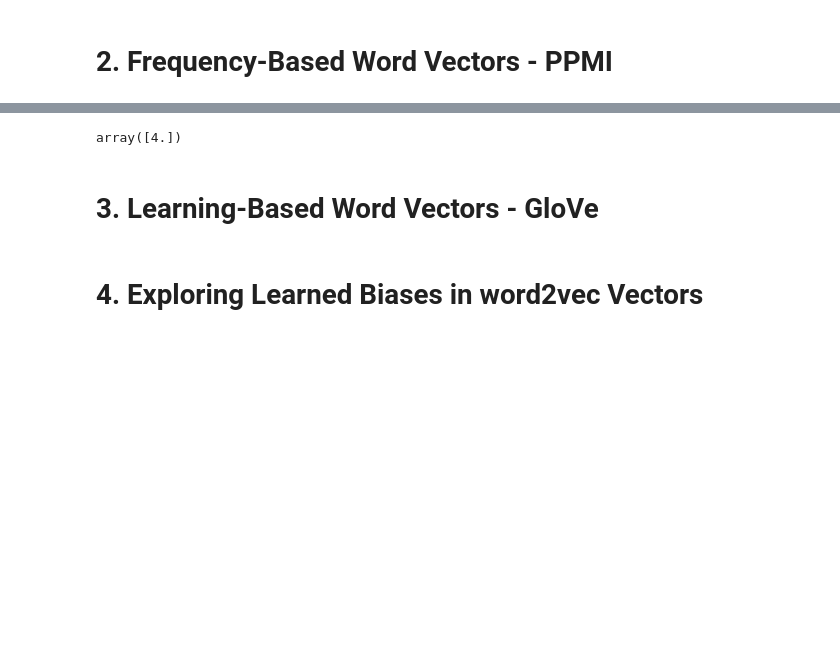
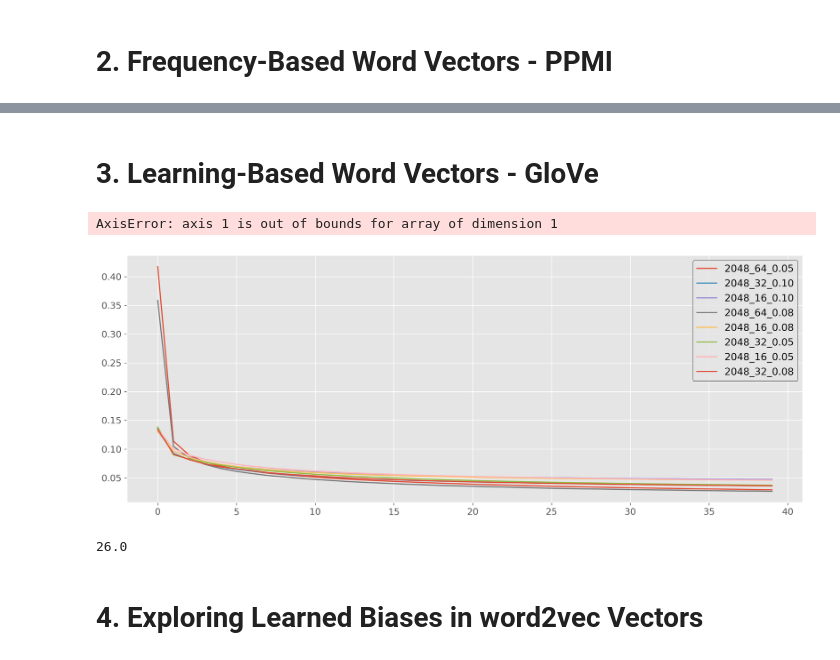
Before and after one commit to JohnnyBuiJB/cs539-nlp-with-deep-learning, a Jupyter notebook: word_vectors/note.ipynb, the cells around one changed output, grey strips where cells are left out. Cells and saved outputs as stored; diff of their text form; code cells hidden in the pictures; blank space fills up the shorter version.

Commit message:
[word_vectors][glove] - implemented derivative calculations - hyperparameter tuning

```diff
--- a/word_vectors/note.ipynb
+++ b/word_vectors/note.ipynb
@@ -8,0 +3,13 @@ Found cached dataset ag_news (/Users/johnnybui/.cache/huggingface/datasets/ag_ne
+# %%
+from datasets import load_dataset
+import matplotlib.pyplot as plt
+
+plt.rcParams['figure.dpi'] = 300
+plt.rcParams['savefig.dpi'] = 300
+plt.style.use('ggplot')
+plt.rcParams['font.size'] = 12
+plt.rcParams['axes.titlesize'] = 16
+plt.rcParams["legend.edgecolor"] = 'black'
+plt.rcParams["legend.fontsize"] = 13
+
+dataset = load_dataset("ag_news")
@@ -336,6 +309,2 @@ plot_word_vectors_tsne(word_vectors, vocab)
-# %%
-word_count[0][vocab.text2idx("ultra")]
-# %% [output]
-array([4.])
 # %% [markdown]
 # 3. Learning-Based Word Vectors - GloVe
@@ -342,2 +460,58 @@ array([4.])
+# %%
+main_glove(coor_matrix)
+# %% [output]
+AxisError: axis 1 is out of bounds for array of dimension 1
+# %%
+import os
+import csv
+import re
+import matplotlib.pyplot as plt
+
+ax = plt.figure(figsize=(16,6))
+
+file = open("./1024_16_0.05_loss.csv", "r")
+reader = csv.reader(file)
+
+# for row in reader:
+#     y = list(map(lambda x: float(x), row))
+#     plt.plot(range(len(y)), y)
+
+for dir in os.listdir("."):
+    if "loss.csv" in dir:
+        with open(dir, 'r') as file:
+            # batch size, dimensionality, learning rate
+            params = re.split(r'_', dir)
+
+            # print("\n (B,d,lr) = (%s,%s,%s)" % (params[0], params[1], params[2]))
+            reader = csv.reader(file)
+            ave_loss_per_epoch = []
+            for row in reader:
+                loss = list(map(lambda x: float(x), row))
+                n_iter_per_epoch = int(len(loss) / 40) # n_epoch = 40
+
+                # sum / n -> average loss per epoch
+                for i in range(0, len(loss), n_iter_per_epoch):
+                    ave_loss_per_epoch.append(sum(loss[i:i + n_iter_per_epoch])
+                                              / n_iter_per_epoch)
+                    # print(ave_loss_per_epoch)
+
+                if "2048" in dir:
+                    plt.plot(range(len(ave_loss_per_epoch)), ave_loss_per_epoch,
+                            label=("%s_%s_%s" % (params[0], params[1], params[2])))
+                    plt.legend()
+                else:
+                    pass
+                    # plt.plot(range(len(ave_loss_per_epoch)), ave_loss_per_epoch,
+                    #         label=("%s_%s_%s" % (params[0], params[1], params[2])))
+                    # ax2.legend()
+
+                # print("Batch size = %s, dimensionality = %s, learning rate = %s"
+                #       % (params[0], params[1], params[2]), ": len = ", len(y))
+# %% [output]
+[figure, added]
+# %%
+1040/40
+# %% [output]
+26.0
 # %% [markdown]
 # 4. Exploring Learned Biases in word2vec Vectors
```
Also changed, not shown: parts of 17 cells of this notebook, 22 other files.
